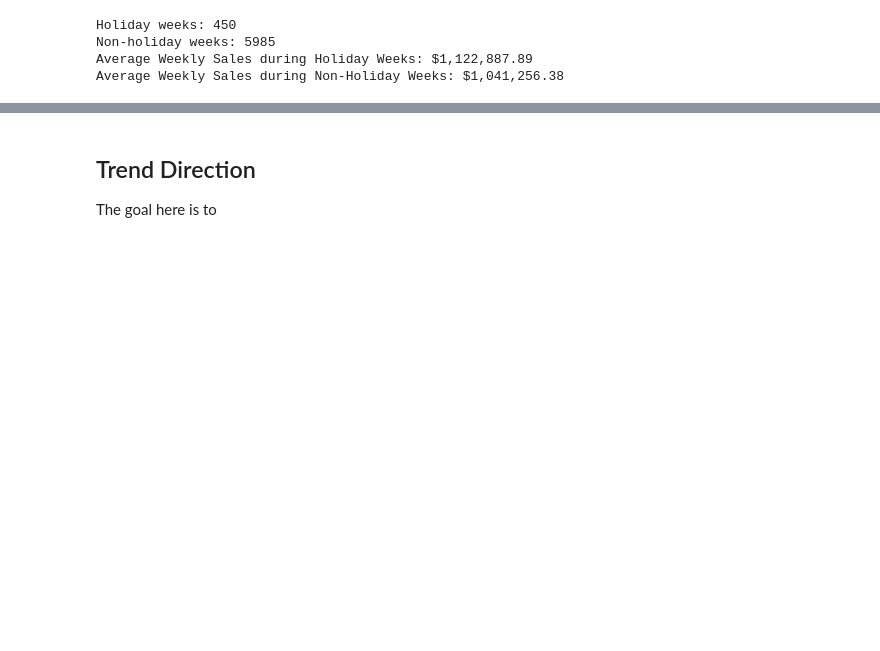
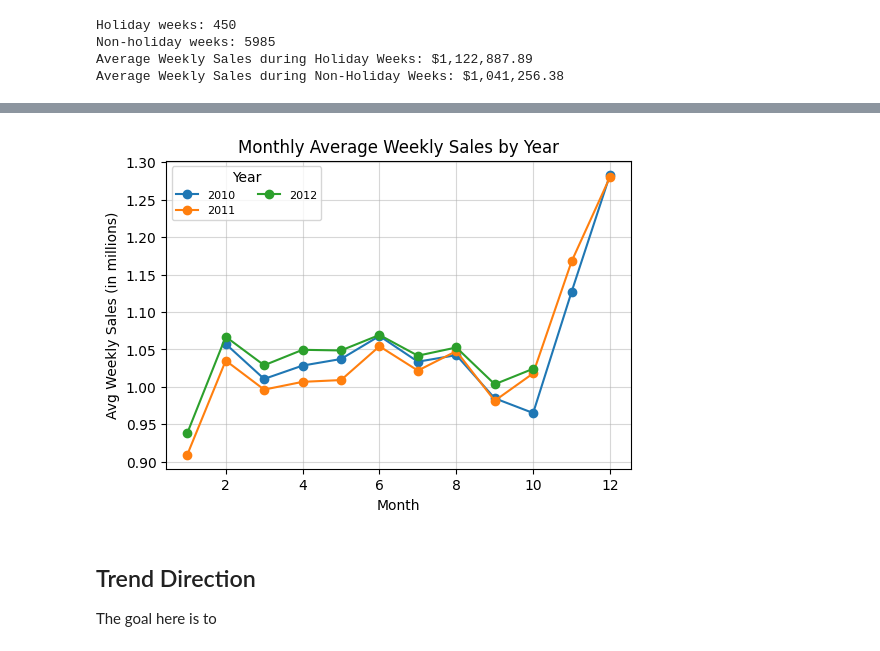
Before and after one commit to freddieguo/guofreddie, a Jupyter notebook: walmart_project/notebook/walmart_analysis.ipynb, the cells around one changed output, grey strips where cells are left out. Cells and saved outputs as stored; diff of their text form; code cells hidden in the pictures; blank space fills up the shorter version.

```diff
--- a/walmart_project/notebook/walmart_analysis.ipynb
+++ b/walmart_project/notebook/walmart_analysis.ipynb
@@ -240,3 +333,26 @@ The goal here is to
+# %%
+# Average weekly sales per (Year, Month)
+year_month_avg = (
+    df.groupby(["Year", "Month"])["Weekly_Sales"]
+      .mean()
+      .reset_index(name="avg_weekly_sales")
+)
+
+import matplotlib.pyplot as plt
+
+plt.figure(figsize=(6,4))
+for year, data in year_month_avg.groupby("Year"):
+    data = data.sort_values("Month")
+    plt.plot(data["Month"], data["avg_weekly_sales"]/1e6, marker="o", label=str(year))
+
+plt.title("Monthly Average Weekly Sales by Year")
+plt.xlabel("Month")
+plt.ylabel("Avg Weekly Sales (in millions)")
+plt.legend(title="Year", ncol=2, fontsize=8)
+plt.grid(alpha=0.5)
+plt.show()
+# %% [output]
+[figure, added]
 # %% [markdown]
 ## Trend Direction
 
```
Also changed, not shown: parts of 6 cells of this notebook.
